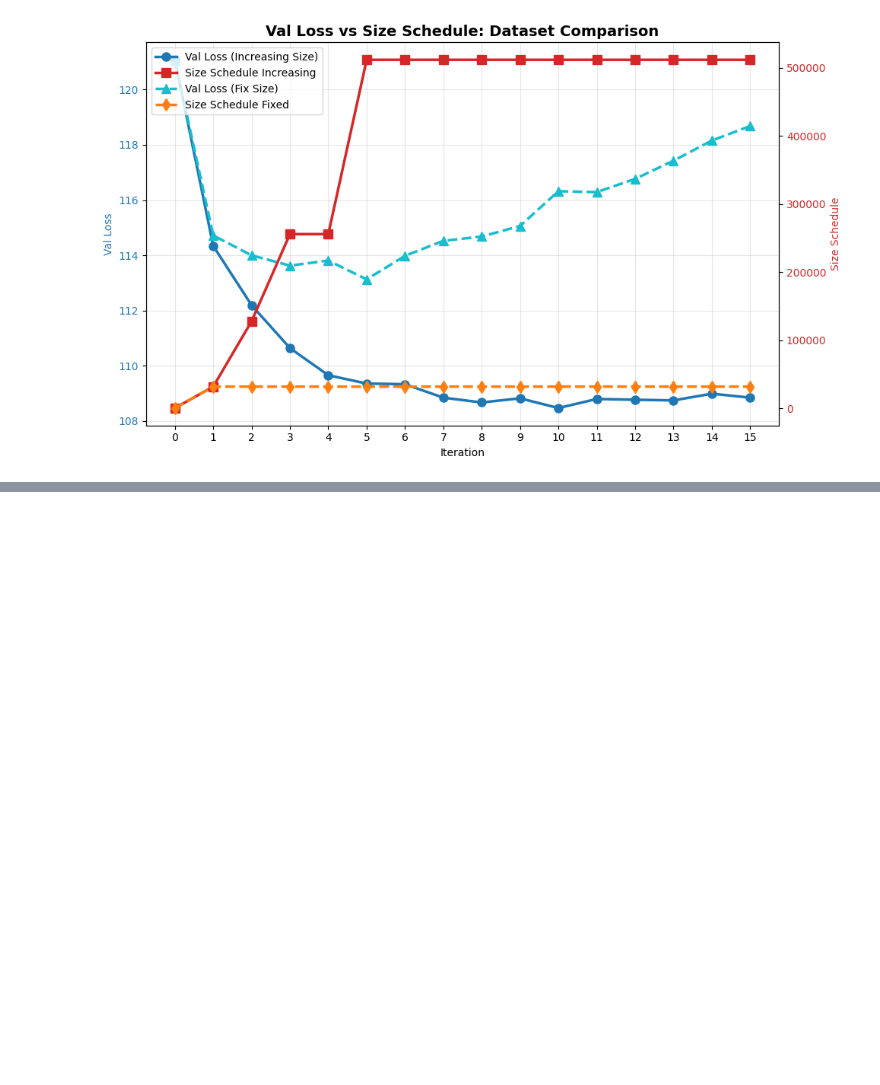
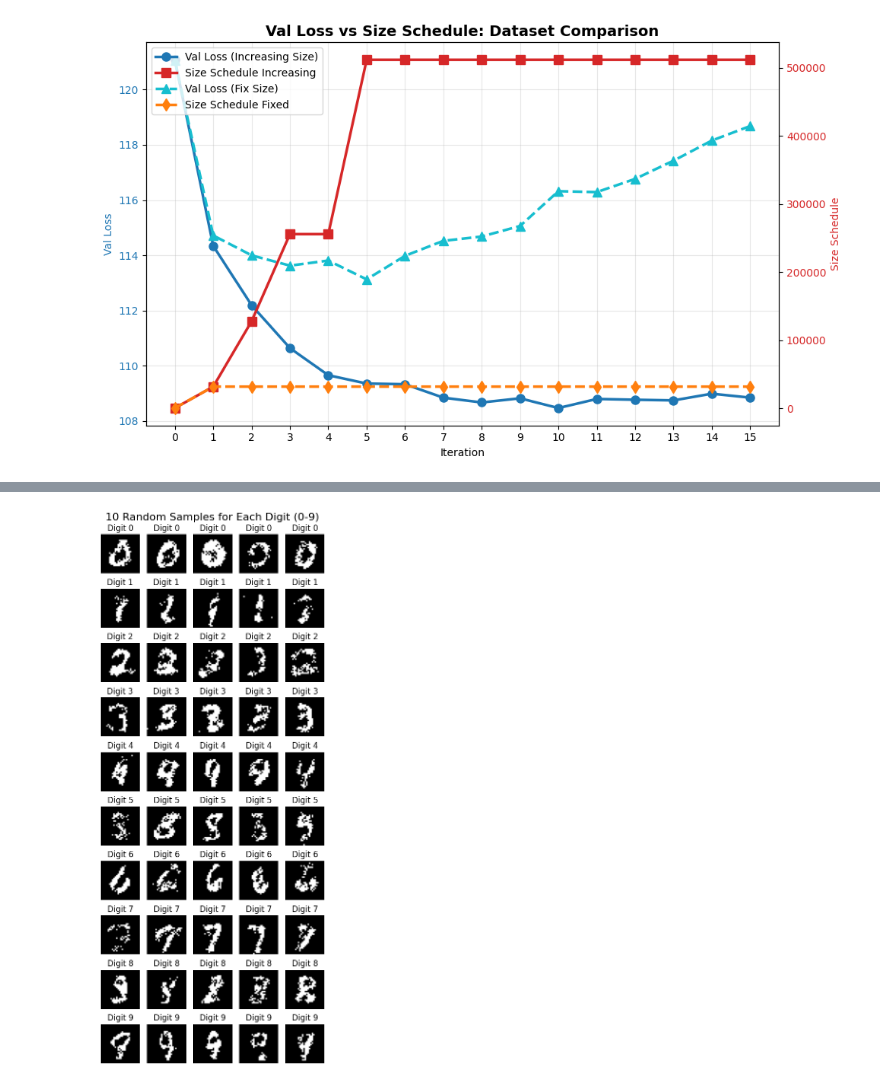
Before and after one commit to liuqiyuanhhh/Verified-Synthetic-Data, a Jupyter notebook: MNIST/iter_retrain_with_prompt.ipynb, the cells around one changed output, grey strips where cells are left out. Cells and saved outputs as stored; diff of their text form; code cells hidden in the pictures; blank space fills up the shorter version.

```diff
--- a/MNIST/iter_retrain_with_prompt.ipynb
+++ b/MNIST/iter_retrain_with_prompt.ipynb
@@ -393,0 +513,4 @@ plt.show()
+# %%
+utils.plot_samples_per_digit(5,all_models[6])
+# %% [output]
+[figure, added]
```
Also changed, not shown: parts of 16 cells of this notebook, 1 other file.
